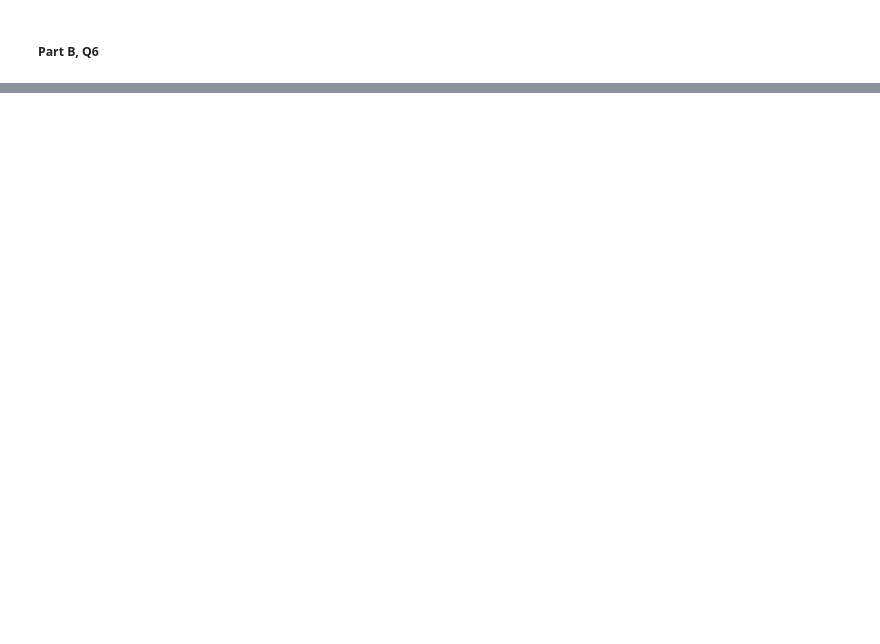
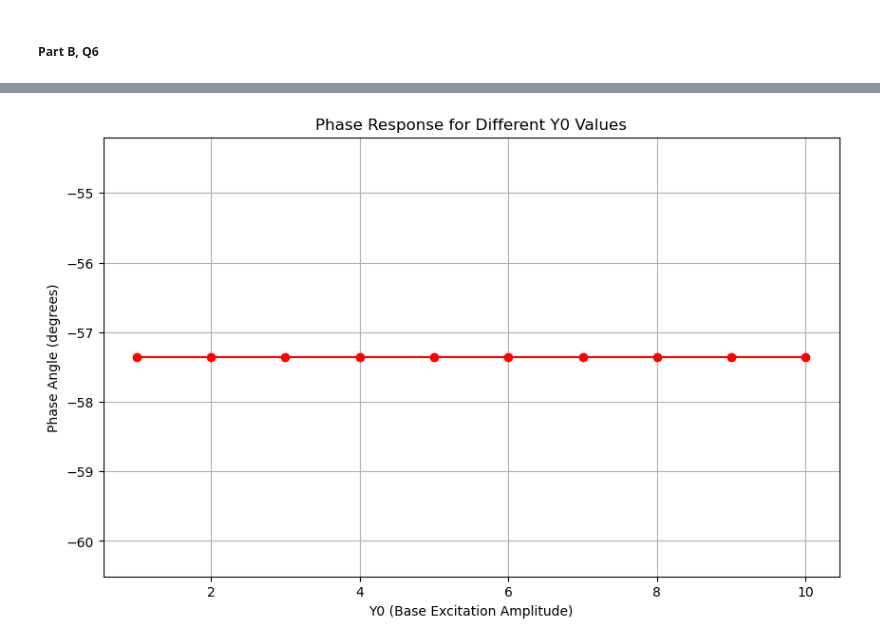
Before and after one commit to Duks31/vibrations, a Jupyter notebook: main.ipynb, the cells around one changed output, grey strips where cells are left out. Cells and saved outputs as stored; diff of their text form; code cells hidden in the pictures; blank space fills up the shorter version.

```diff
--- a/main.ipynb
+++ b/main.ipynb
@@ -582,0 +697,11 @@ Here:
+# %%
+# Plot Phase Response (no change to line style here, as it's just a single plot)
+plt.figure(figsize=(10, 6))
+plt.plot(Y0_values, phase_results, 'o-', color='r')
+plt.title('Phase Response for Different Y0 Values')
+plt.xlabel('Y0 (Base Excitation Amplitude)')
+plt.ylabel('Phase Angle (degrees)')
+plt.grid(True)
+plt.show()
+# %% [output]
+[figure, added]
```
Also changed, not shown: parts of 5 cells of this notebook.
